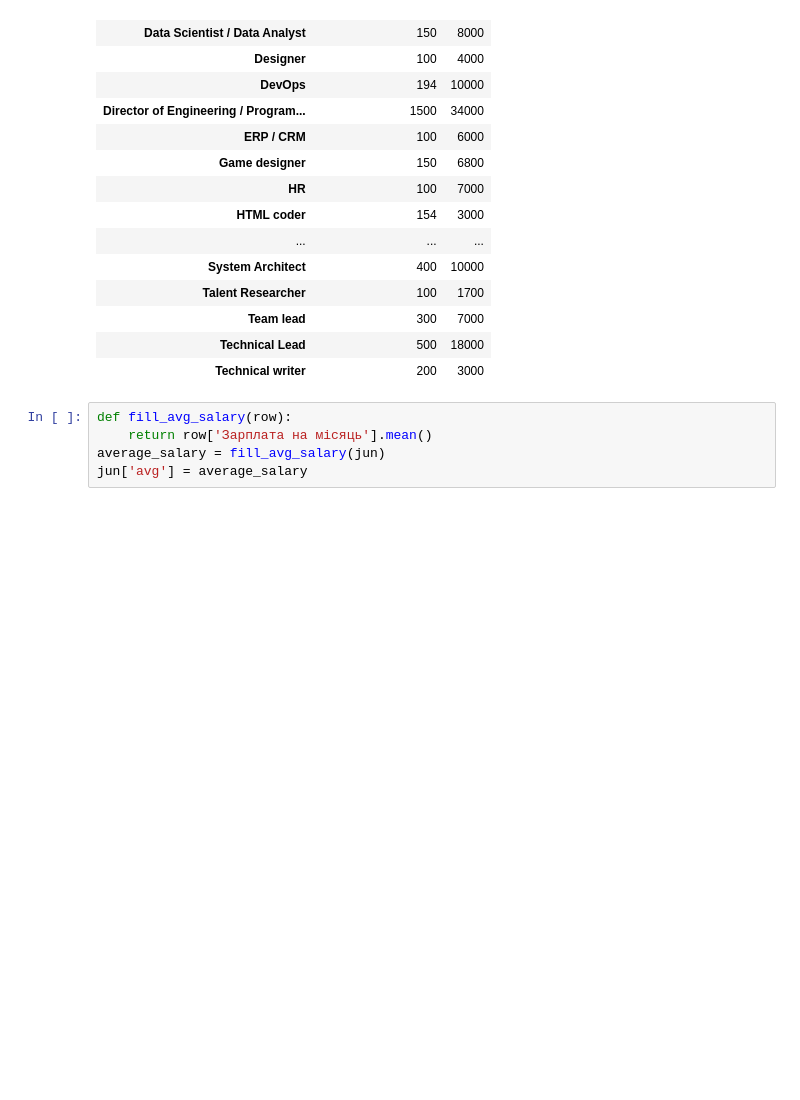
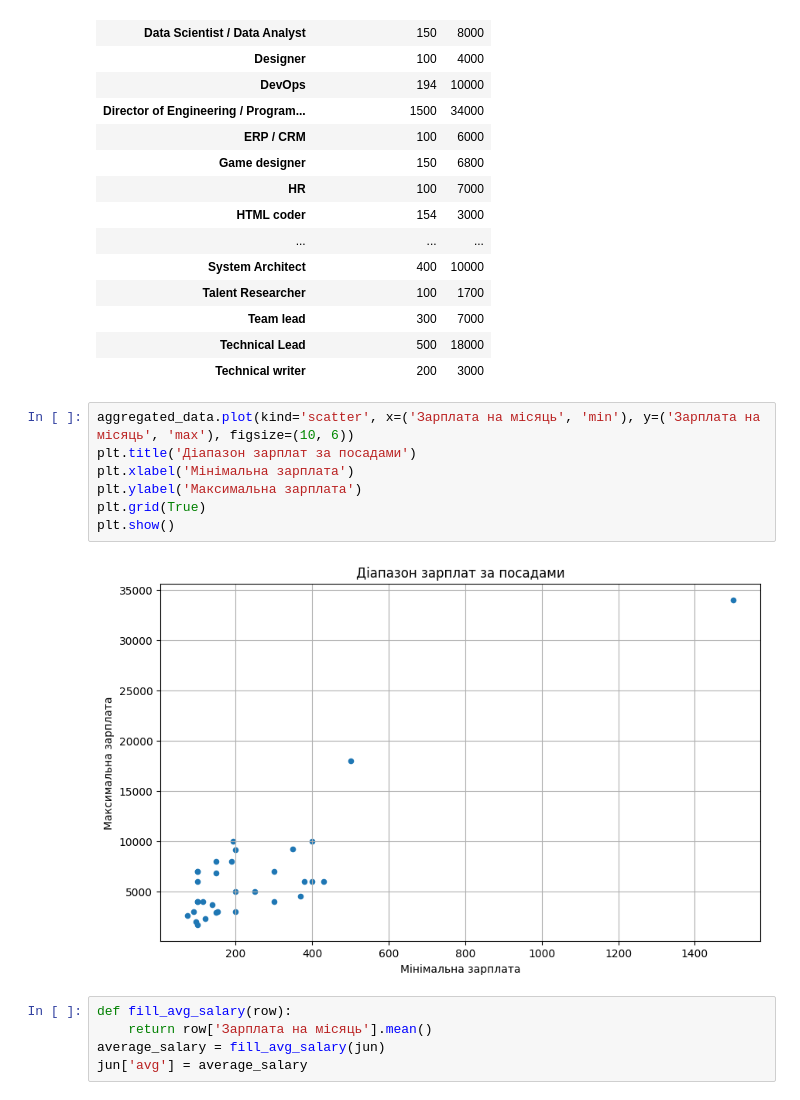
Before and after one commit to DenysLuts/GoIt-2024, a Jupyter notebook: Hw2.2.ipynb, the cells around one changed output. Saved outputs shown, nothing was run; the diff lists cells and outputs as text; blank space fills up the shorter version.

```diff
--- a/Hw2.2.ipynb
+++ b/Hw2.2.ipynb
@@ -165,6 +166,15 @@ aggregated_data
 | Team lead | 300 | 7000 |
 | Technical Lead | 500 | 18000 |
 | Technical writer | 200 | 3000 |
+# %%
+aggregated_data.plot(kind='scatter', x=('Зарплата на місяць', 'min'), y=('Зарплата на місяць', 'max'), figsize=(10, 6))
+plt.title('Діапазон зарплат за посадами')
+plt.xlabel('Мінімальна зарплата')
+plt.ylabel('Максимальна зарплата')
+plt.grid(True)
+plt.show()
+# %% [output]
+[figure, added]
 # %%
 def fill_avg_salary(row):
     return row['Зарплата на місяць'].mean()
```
Also changed, not shown: parts of 4 cells of this notebook, 2 other files.
